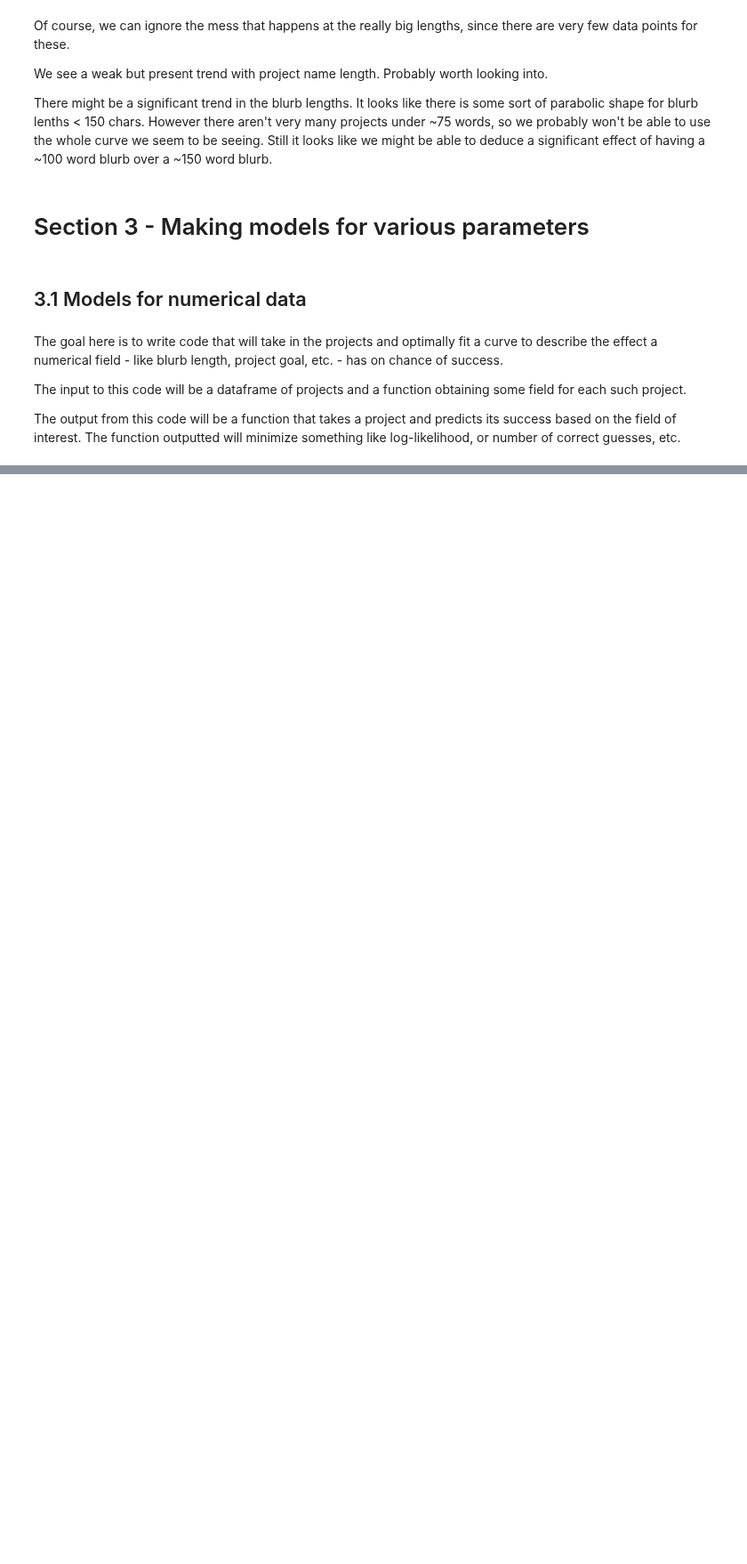
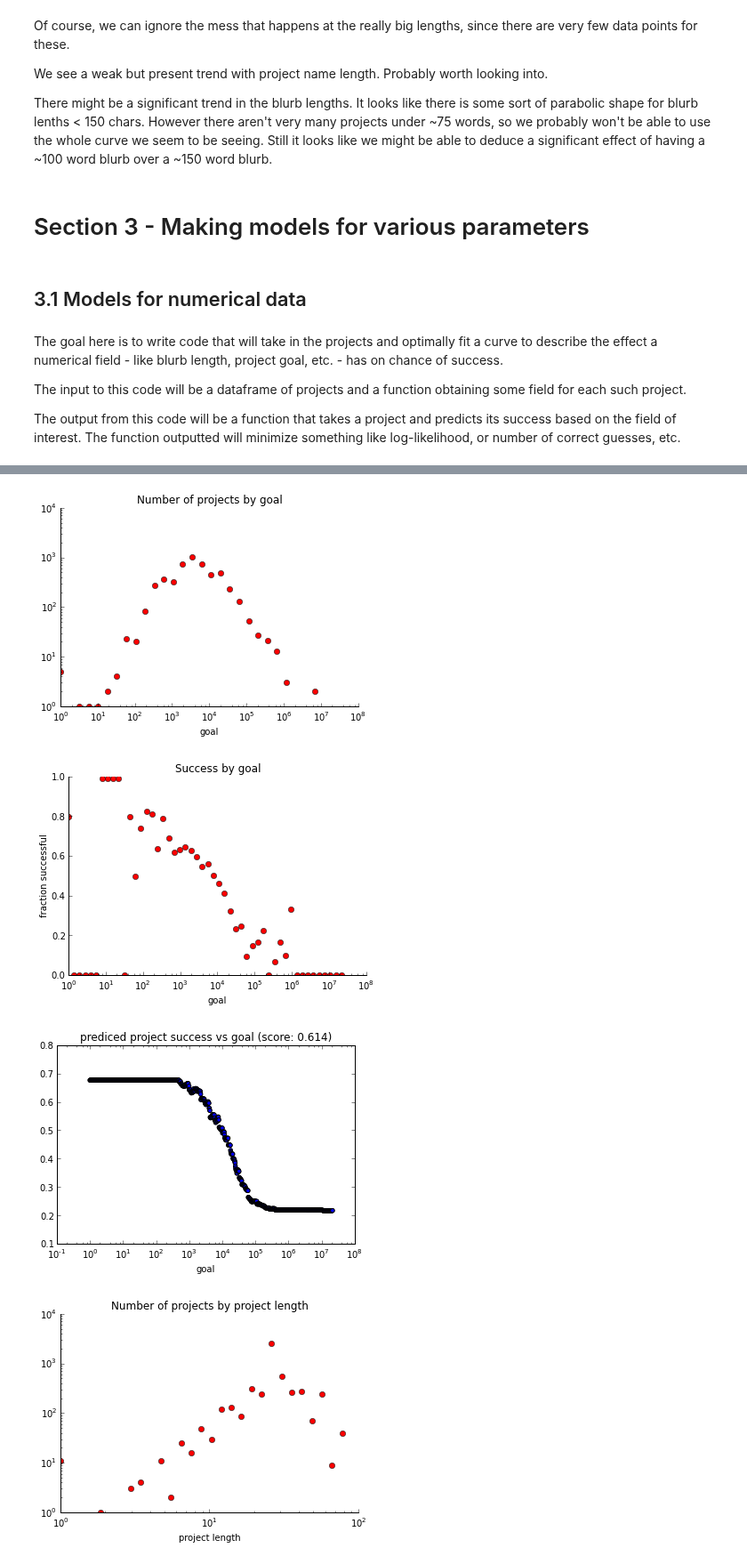
Before and after one commit to johnsturm/cs109, a Jupyter notebook: Process Book.ipynb, the cells around one changed output, grey strips where cells are left out. Shown at 89% size. Saved outputs shown, nothing was run; the diff lists cells and outputs as text; code cells hidden in the pictures; blank space fills up the shorter version.

Commit message:
numerical model builder progress

```diff
--- a/Process Book.ipynb
+++ b/Process Book.ipynb
@@ -1948,24 +1659,0 @@ print
-# %%
-import numpy as np
-import operator
-
-from sklearn.neighbors import KNeighborsRegressor
-
-pre_x = field_values
-x = np.array([[term] for term in pre_x])
-y = np.array(field_successes)
-
-pre_x_plot = np.logspace(np.log(min(pre_x)) / np.log(10.), np.log(max(pre_x)) / np.log(10.), 1000)
-x_plot = np.array([[term] for term in pre_x_plot])
-print train, max(pre_x)
-
-#pl.scatter(x, y, label="actual values")
-
-clf = KNeighborsRegressor(n_neighbors=100, weights='uniform', algorithm='auto')
-clf.fit(np.array(x), np.array(y))
-plt.scatter(x_plot, clf.predict(x_plot))
-plt.semilogx()
-
-#pl.legend(loc='upper right')
-
-plt.show()
@@ -1983,3 +1659,0 @@ print np.logspace(np.log() / np.log(10), 3, 10)
-# %%
-x = np.array(range(10))
-np.log(x)
@@ -1990,0 +1820,3 @@ x
+# %%
+project_lengths = [(dateutil.parser.parse(all_projects['deadline'][i]) - dateutil.parser.parse(time)).days for i, time in enumerate(all_projects['launched_at'])]
+print len(project_lengths)
@@ -1990,0 +1825,3 @@ x
+# %%
+name_lengths = [len(str(name)) for name in all_projects['project_name']]
+print len(name_lengths)
@@ -1990,0 +1830,11 @@ x
+# %%
+numerical_model(field_values[:5000], field_successes[:5000], field_name, fraction_correct, log_x = True, distr_log_y = True)
+#clf = numerical_model(field_values[:5000], field_successes[:5000], field_name, log_likelihood)
+
+numerical_model(project_lengths[:5000], field_successes[:5000], 'project length', fraction_correct, log_x = True, distr_log_y = True)
+numerical_model(name_lengths[:5000], field_successes[:5000], 'name length', fraction_correct, log_x = True)
+# %% [output]
+[figure, added]
+[figure, added]
+[figure, added]
+[figure, added]
```
Also changed, not shown: parts of 13 cells of this notebook.
